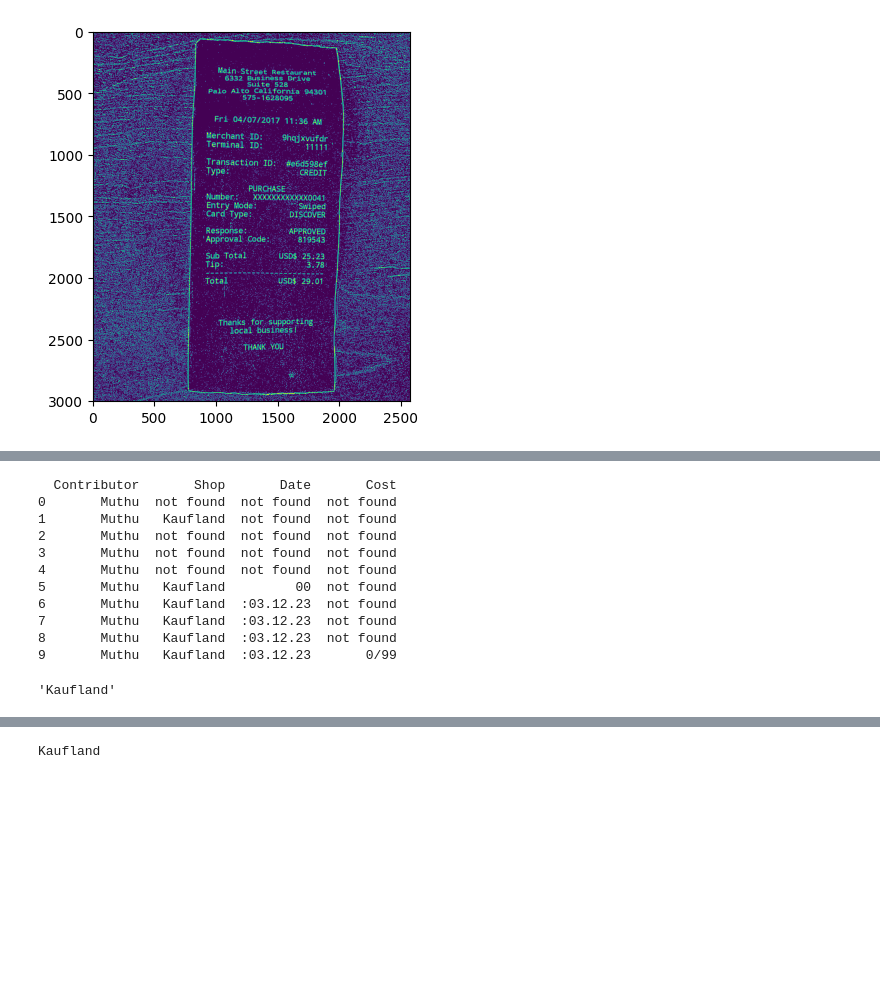
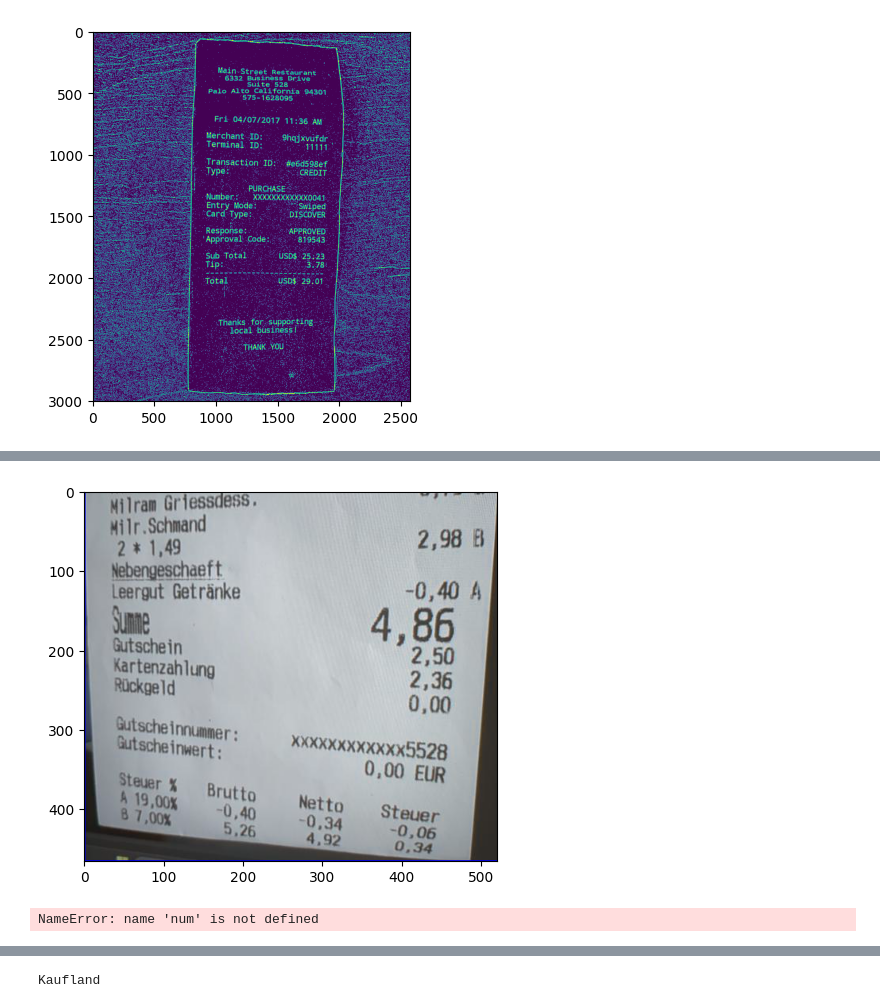
Before and after one commit to Muthusaicharan77/iReadYourBills, a Jupyter notebook: ocr.ipynb, the cells around one changed output, grey strips where cells are left out. Cells and saved outputs as stored; diff of their text form; code cells hidden in the pictures; blank space fills up the shorter version.

```diff
--- a/ocr.ipynb
+++ b/ocr.ipynb
@@ -88,6 +112,8 @@ centers = ['Kaufland', 'TEDI', 'LiDL']
 cap = cv2.VideoCapture(1)
 i = 0
 flag = 'kaufland'
+shot = []
+total = []
 while True:
     i=i+1
     ret, frame = cap.read()
@@ -95,8 +121,9 @@ while True:
     cv2.imshow("frame", frame)
     # if i>100:
     gray = cv2.cvtColor(frame, cv2.COLOR_BGR2GRAY)
-    blur = cv2.GaussianBlur(gray, (3,3), 0)
+    blur = cv2.GaussianBlur(gray, (7,7), 0)
     ret, thresh = cv2.threshold(gray, 0, 255, cv2.THRESH_OTSU)
+    # thresh = cv2.adaptiveThreshold(blur, 255, cv2.ADAPTIVE_THRESH_GAUSSIAN_C, cv2.THRESH_BINARY_INV,15,2)
     result = frame.copy()
     contours, _ = cv2.findContours(thresh, cv2.RETR_EXTERNAL, cv2.CHAIN_APPROX_SIMPLE)
     # print(len(contours))
@@ -106,64 +133,60 @@ while True:
     result = result[y:y+h, x:x+w]
     text = pytesseract.image_to_string(result)
     text = text.split()
+    total = total + text
     # print(text)
 
     # if flag == 'kaufland':
-    for i in range(len(text)):
 
-        if text[i] in centers:
-            shop = text[i]
-        # else:
-        #     shop = "not found"
-
-
-        if text[i] == 'Summe':
-        # print(text[i+1])
-            num = text[i+1]
-        # else:
-        #     num = "not found"
-
-
-        if text[i] == 'Datum':
-            date = text[i+1]
         # else:
         #     date = "not found"
 
 
 
 
     #         # print(i)
 
 
     #         if i == 'Summe':
     #             print(i)
     #             break
     # print(text[index+1])
+    if cv2.waitKey(1) & 0xFF == ord('c'):
+        # shot = frame.copy()
+        shot.append(result)
     if cv2.waitKey(1) & 0xFF == ord('q'):
+        plt.imshow(result)
+        plt.show()
         break
 cap.release()
 cv2.destroyAllWindows()
+merge = cv2.vconcat(shot)
+
+for i in range(len(text)):
+
+    if text[i] in centers:
+        shop = text[i]
+    # else:
+    #     shop = "not found"
+
+
+    if text[i] == 'Summe':
+    # print(text[i+1])
+        num = text[i+1]
+    # else:
+    #     num = "not found"
+
+
+    if text[i] == 'Datum':
+        date = text[i+1]
 contributor = 'Muthu'
 
 Shop = shop
 date = date
 cost = num
 
 df.loc[len(df)] = [contributor, Shop, date, cost]
 print(df)
 # %% [output]
+[figure, added]
-  Contributor       Shop       Date       Cost
-0       Muthu  not found  not found  not found
-1       Muthu   Kaufland  not found  not found
-2       Muthu  not found  not found  not found
-3       Muthu  not found  not found  not found
-4       Muthu  not found  not found  not found
-5       Muthu   Kaufland         00  not found
-6       Muthu   Kaufland  :03.12.23  not found
-7       Muthu   Kaufland  :03.12.23  not found
-8       Muthu   Kaufland  :03.12.23  not found
-9       Muthu   Kaufland  :03.12.23       0/99
+NameError: name 'num' is not defined
-# %%
-shop
-# %% [output]
-'Kaufland'
```
Also changed, not shown: parts of 13 cells of this notebook.
